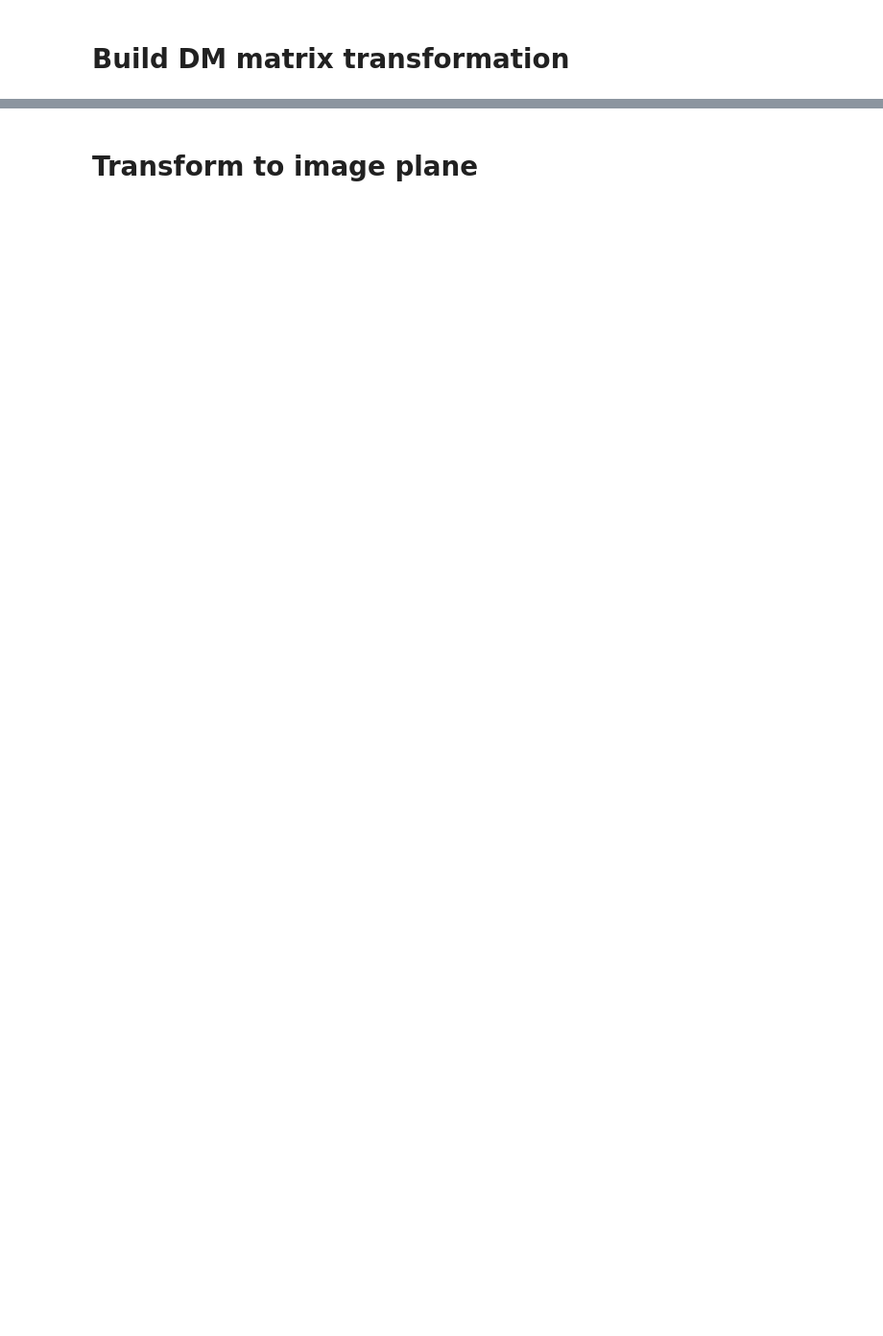
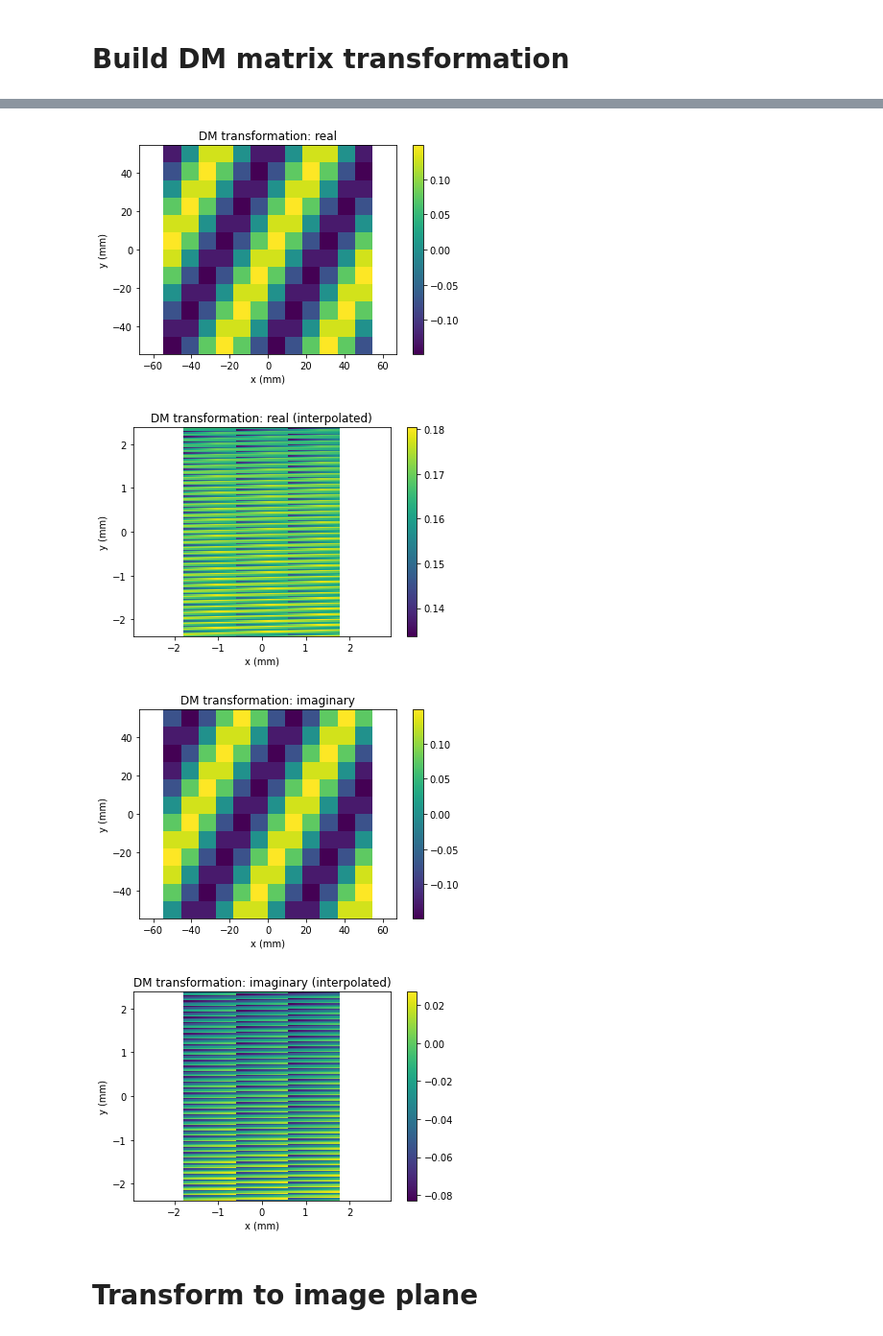
Before and after one commit to apaiasno/GSpec, a Jupyter notebook: EFC/ElectricFieldConjugation_concept.ipynb, the cells around one changed output, grey strips where cells are left out. Shown at 96% size. Saved outputs shown, nothing was run; the diff lists cells and outputs as text; code cells hidden in the pictures; blank space fills up the shorter version.

```diff
--- a/EFC/ElectricFieldConjugation_concept.ipynb
+++ b/EFC/ElectricFieldConjugation_concept.ipynb
@@ -343,3 +409,67 @@ plt.show()
+# %%
+import scipy.interpolate
+
+func_real = scipy.interpolate.interp2d(X.value, Y.value, np.real(E_DM))
+func_imag = scipy.interpolate.interp2d(X.value, Y.value, np.imag(E_DM))
+# E_DM_interp_real, E_DM_interp_imag = func_real(cam_x.value.flatten(),
+#                                                cam_y.value.flatten()), func_imag(cam_x.value.flatten(),
+#                                                                                  cam_y.value.flatten())
+
+E_DM_interp_real, E_DM_interp_imag = func_real(cam_ax_x.value,
+                                               cam_ax_y.value), func_imag(cam_ax_x.value,
+                                                                       cam_ax_y.value)
+E_DM_interp = E_DM_interp_real + 1j*E_DM_interp_imag
+E_DM_interp = E_DM_interp.reshape(cam_num_x, cam_num_y)
+
+fig, ax = plt.subplots(1, 1)
+vrange = [0, np.max(np.absolute(E_DM))]
+im = ax.pcolormesh(X.value, Y.value, np.real(E_DM))
+ax.set_xlabel('x (mm)')
+ax.set_ylabel('y (mm)')
+ax.set_title('DM transformation: real')
+ax.set_xlim(-cam_dim_x.value/2., cam_dim_x.value/2.)
+ax.set_ylim(-cam_dim_y.value/2., cam_dim_y.value/2.)
+fig.colorbar(im, ax=ax)
+plt.axis('equal')
+plt.show()
+
+fig, ax = plt.subplots(1, 1)
+vrange = [0, np.max(np.absolute(E_DM))]
+im = ax.pcolormesh(cam_ax_y.value, cam_ax_x.value, np.real(E_DM_interp))
+ax.set_xlabel('x (mm)')
+ax.set_ylabel('y (mm)')
+ax.set_title('DM transformation: real (interpolated)')
+fig.colorbar(im, ax=ax)
+plt.axis('equal')
+plt.show()
+
+
+fig, ax = plt.subplots(1, 1)
+vrange = [0, np.max(np.absolute(E_DM))]
+im = ax.pcolormesh(X.value, Y.value, np.imag(E_DM))
+ax.set_xlabel('x (mm)')
+ax.set_ylabel('y (mm)')
+ax.set_title('DM transformation: imaginary')
+plt.xlim(-cam_dim_x.value/2., cam_dim_x.value/2.)
+plt.ylim(-cam_dim_y.value/2., cam_dim_y.value/2.)
+fig.colorbar(im, ax=ax)
+plt.axis('equal')
+plt.show()
+
+fig, ax = plt.subplots(1, 1)
+vrange = [0, np.max(np.absolute(E_DM))]
+im = ax.pcolormesh(cam_ax_y.value, cam_ax_x.value, np.imag(E_DM_interp))
+ax.set_xlabel('x (mm)')
+ax.set_ylabel('y (mm)')
+ax.set_title('DM transformation: imaginary (interpolated)')
+fig.colorbar(im, ax=ax)
+plt.axis('equal')
+plt.show()
+# %% [output]
+[figure, added]
+[figure, added]
+[figure, added]
+[figure, added]
 # %% [markdown]
 # Transform to image plane
 # %%
```
Also changed, not shown: parts of 6 cells of this notebook.
